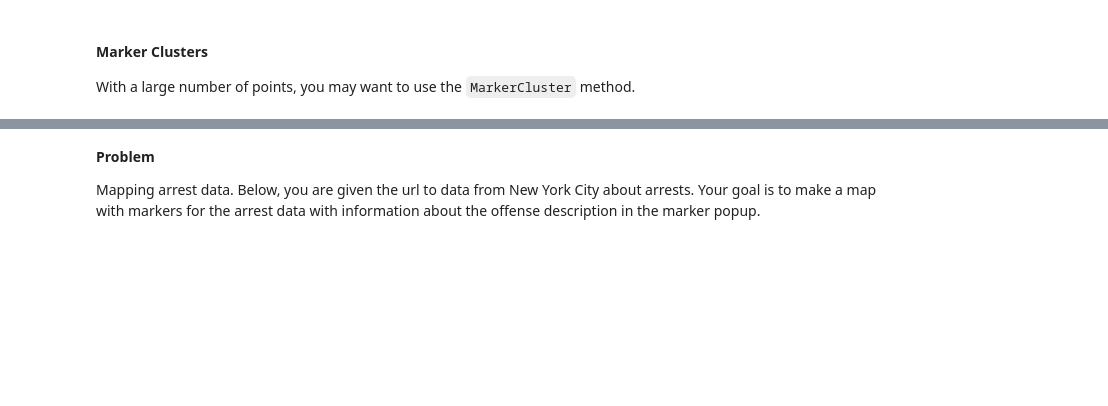
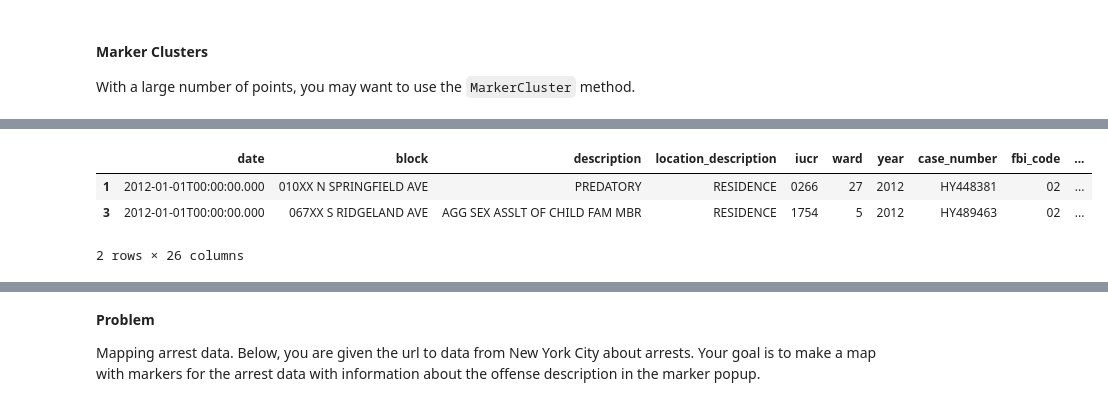
Before and after one commit to gilad247/NYU-Bootcamp, a Jupyter notebook: notebooks/module_1/class_12/folium_exs-clean.ipynb, the cells around one changed output, grey strips where cells are left out. Drawn from its saved outputs; the diff is of its cells as text; code cells hidden in the pictures; blank space fills up the shorter version.

```diff
--- a/notebooks/module_1/class_12/folium_exs-clean.ipynb
+++ b/notebooks/module_1/class_12/folium_exs-clean.ipynb
@@ -61,3 +115,6 @@ ex_df = pd.DataFrame({'state': ['NY', 'MA', 'CT'],
 With a large number of points, you may want to use the `MarkerCluster` method.
 # %%
 #read in chicago crime data
+chicago = pd.read_csv('data/chicago_crimes.csv')
+chicago_nona = chicago.dropna(subset = ['latitude', 'longitude'])
+chicago_nona.info()
@@ -71,0 +158,7 @@ With a large number of points, you may want to use the `MarkerCluster` method.
+# %%
+chicago_nona.head(2)
+# %% [output]
+|  | date | block | description | location_description | iucr | ward | year | case_number | fbi_code | ... |
+| 1 | 2012-01-01T00:00:00.000 | 010XX N SPRINGFIELD AVE | PREDATORY | RESIDENCE | 0266 | 27 | 2012 | HY448381 | 02 | ... |
+| 3 | 2012-01-01T00:00:00.000 | 067XX S RIDGELAND AVE | AGG SEX ASSLT OF CHILD FAM MBR | RESIDENCE | 1754 | 5 | 2012 | HY489463 | 02 | ... |
+2 rows × 26 columns
```
Also changed, not shown: parts of 31 cells of this notebook, 2 other files.
